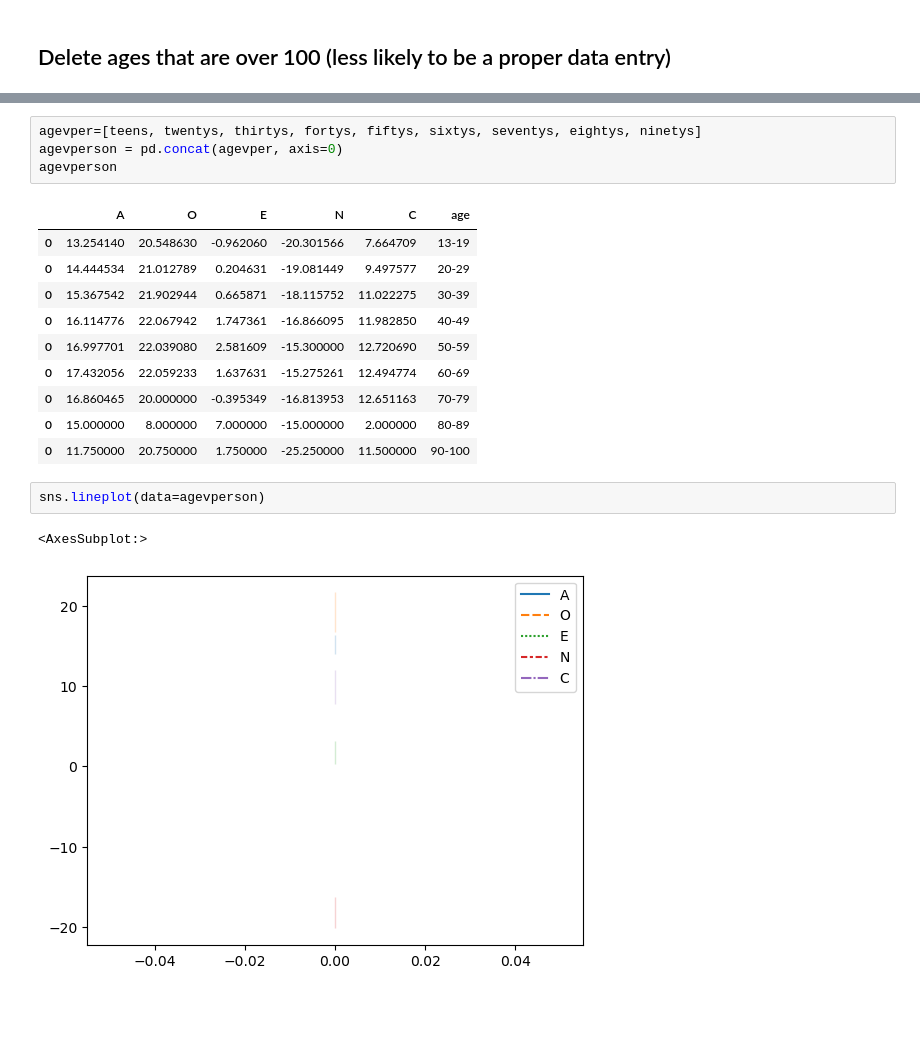
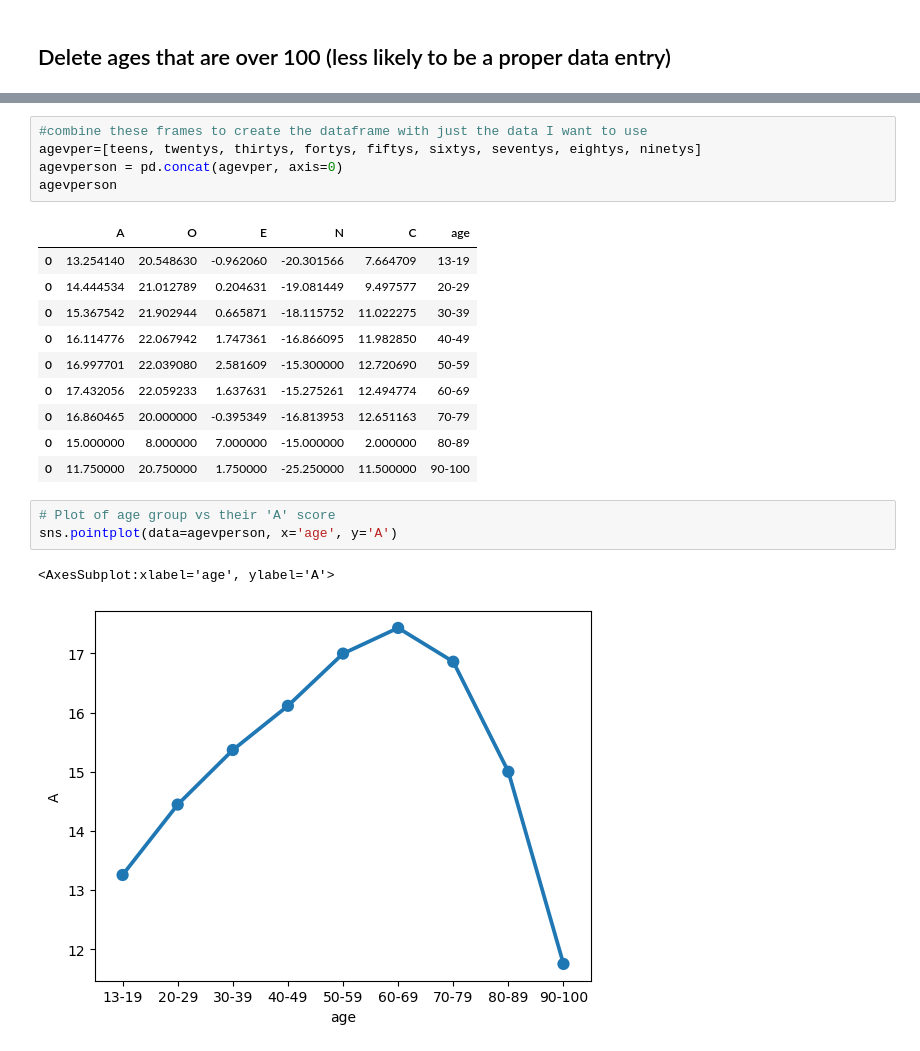
Before and after one commit to ubco-W2022T1-cosc301/project-group23, a Jupyter notebook: notebooks/analysis1.ipynb, the cells around one changed output, grey strips where cells are left out. Saved outputs shown, nothing was run; the diff lists cells and outputs as text; blank space fills up the shorter version.

Commit message:
finished plots

```diff
--- a/notebooks/analysis1.ipynb
+++ b/notebooks/analysis1.ipynb
@@ -722,4 +493,5 @@ print(ninetys)
 # %%
+#combine these frames to create the dataframe with just the data I want to use
 agevper=[teens, twentys, thirtys, fortys, fiftys, sixtys, seventys, eightys, ninetys]
 agevperson = pd.concat(agevper, axis=0)
 agevperson
@@ -734,8 +506,9 @@ agevperson
 | 0 | 16.860465 | 20.000000 | -0.395349 | -16.813953 | 12.651163 | 70-79 |
 | 0 | 15.000000 | 8.000000 | 7.000000 | -15.000000 | 2.000000 | 80-89 |
 | 0 | 11.750000 | 20.750000 | 1.750000 | -25.250000 | 11.500000 | 90-100 |
-# %%
-sns.lineplot(data=agevperson)
-# %% [output]
-<AxesSubplot:>
-[figure, removed]
+# %%
+# Plot of age group vs their 'A' score
+sns.pointplot(data=agevperson, x='age', y='A')
+# %% [output]
+<AxesSubplot:xlabel='age', ylabel='A'>
+[figure, added]
```
Also changed, not shown: parts of 47 cells of this notebook.
